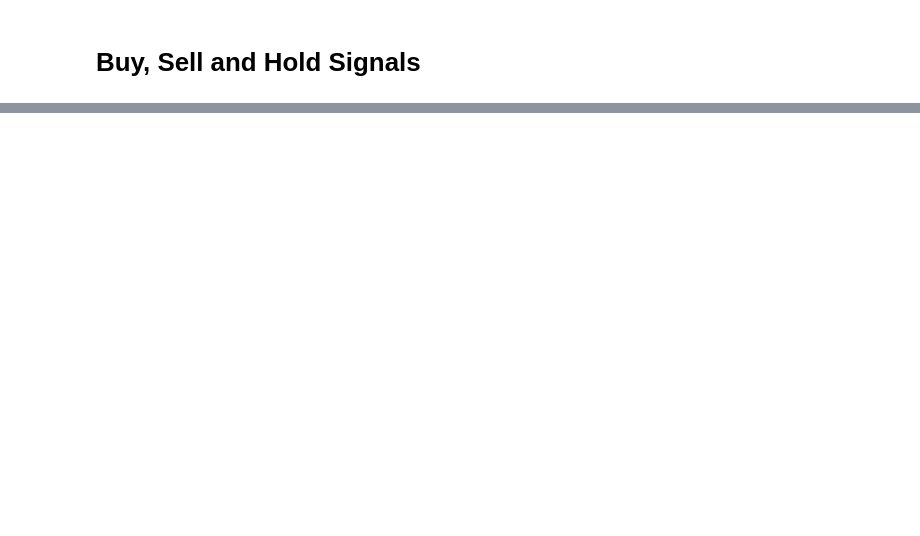
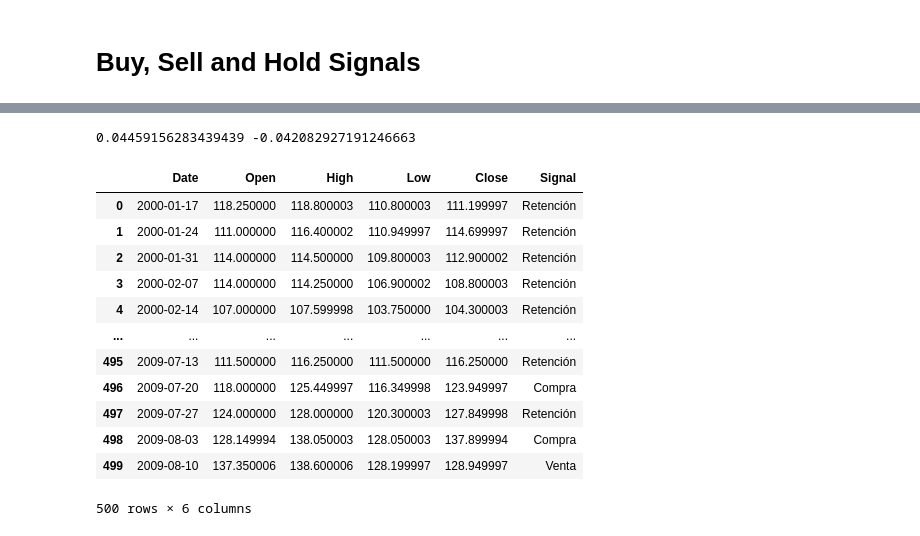
Before and after one commit to kevinalexis1/Chaos-Coders, a Jupyter notebook: HMC_coffe_ary.ipynb, the cells around one changed output, grey strips where cells are left out. Cells and saved outputs as stored; diff of their text form; code cells hidden in the pictures; blank space fills up the shorter version.

```diff
--- a/HMC_coffe_ary.ipynb
+++ b/HMC_coffe_ary.ipynb
@@ -239,27 +179,64 @@ Calculated Buy and Sell Thresholds:
+# %%
+# Precios de cierre históricos
+historical_close_prices = used_data['Close']
+
+# Calcular los cambios fraccionales en los precios de cierre
+frac_changes = [(historical_close_prices[i] - historical_close_prices[i-1]) / historical_close_prices[i-1] for i in range(1, len(historical_close_prices))]
+
+# Calcular el promedio y la desviación estándar de los cambios fraacionales
+avg_frac_change = np.mean(frac_changes)
+std_frac_change = np.std(frac_changes)
+
+# Definir los umbrales de compra y venta basados en el análisis histórico
+buy_threshold = avg_frac_change + std_frac_change
+sell_threshold = avg_frac_change - std_frac_change
+
+print(buy_threshold, sell_threshold)
+# %% [output]
+0.04459156283439439 -0.042082927191246663
 # %%
-# Inicializa una lista para almacenar las señales
+# Inicializar una lista para almacenar las señales
 trade_signals = []
 
-# Define umbrales
-buy_threshold = 0.044592
-sell_threshold = -0.042083
+# Definir umbrales
+buy_threshold = buy_threshold
+sell_threshold = sell_threshold
 # Todo lo demás se considerará una señal de retención
 
 # Generar señales de trading
-for i in range(1, len(actual_close_prices)):
-    real_close_price_prev_day = np.array(actual_close_prices)[i - 1]
-    predicted_close_price_today = np.array(actual_close_prices)[i]
+for i in range(1, len(historical_close_prices)):
+    real_close_price_prev_day = historical_close_prices[i - 1]
+    real_close_price_today = historical_close_prices[i]
 
-    # Calcula el cambio fraccional predicho
-    predicted_frac_change = (predicted_close_price_today - real_close_price_prev_day) / real_close_price_prev_day
+    # Calcular el cambio fraccional
+    frac_change = (real_close_price_today - real_close_price_prev_day) / real_close_price_prev_day
 
-    # Genera señales de trading
-    if predicted_frac_change > buy_threshold:
+    # Generar señales de trading
+    if frac_change > buy_threshold:
         trade_signals.append('Compra')
-    elif predicted_frac_change < sell_threshold:
+    elif frac_change < sell_threshold:
         trade_signals.append('Venta')
     else:
         trade_signals.append('Retención')
 
-# Agrega una señal de 'Retención' para el primer día
+# Agregar una señal de 'Retención' para el primer día
 trade_signals.insert(0, 'Retención')
+# %%
+# Agregar la columna de señales al dataframe
+data_change = used_data.copy()
+data_change['Signal'] = trade_signals
+data_change.head(500)
+# %% [output]
+|  | Date | Open | High | Low | Close | Signal |
+| 0 | 2000-01-17 | 118.250000 | 118.800003 | 110.800003 | 111.199997 | Retención |
+| 1 | 2000-01-24 | 111.000000 | 116.400002 | 110.949997 | 114.699997 | Retención |
+| 2 | 2000-01-31 | 114.000000 | 114.500000 | 109.800003 | 112.900002 | Retención |
+| 3 | 2000-02-07 | 114.000000 | 114.250000 | 106.900002 | 108.800003 | Retención |
+| 4 | 2000-02-14 | 107.000000 | 107.599998 | 103.750000 | 104.300003 | Retención |
+| ... | ... | ... | ... | ... | ... | ... |
+| 495 | 2009-07-13 | 111.500000 | 116.250000 | 111.500000 | 116.250000 | Retención |
+| 496 | 2009-07-20 | 118.000000 | 125.449997 | 116.349998 | 123.949997 | Compra |
+| 497 | 2009-07-27 | 124.000000 | 128.000000 | 120.300003 | 127.849998 | Retención |
+| 498 | 2009-08-03 | 128.149994 | 138.050003 | 128.050003 | 137.899994 | Compra |
+| 499 | 2009-08-10 | 137.350006 | 138.600006 | 128.199997 | 128.949997 | Venta |
+500 rows × 6 columns
```
Also changed, not shown: parts of 21 cells of this notebook.
